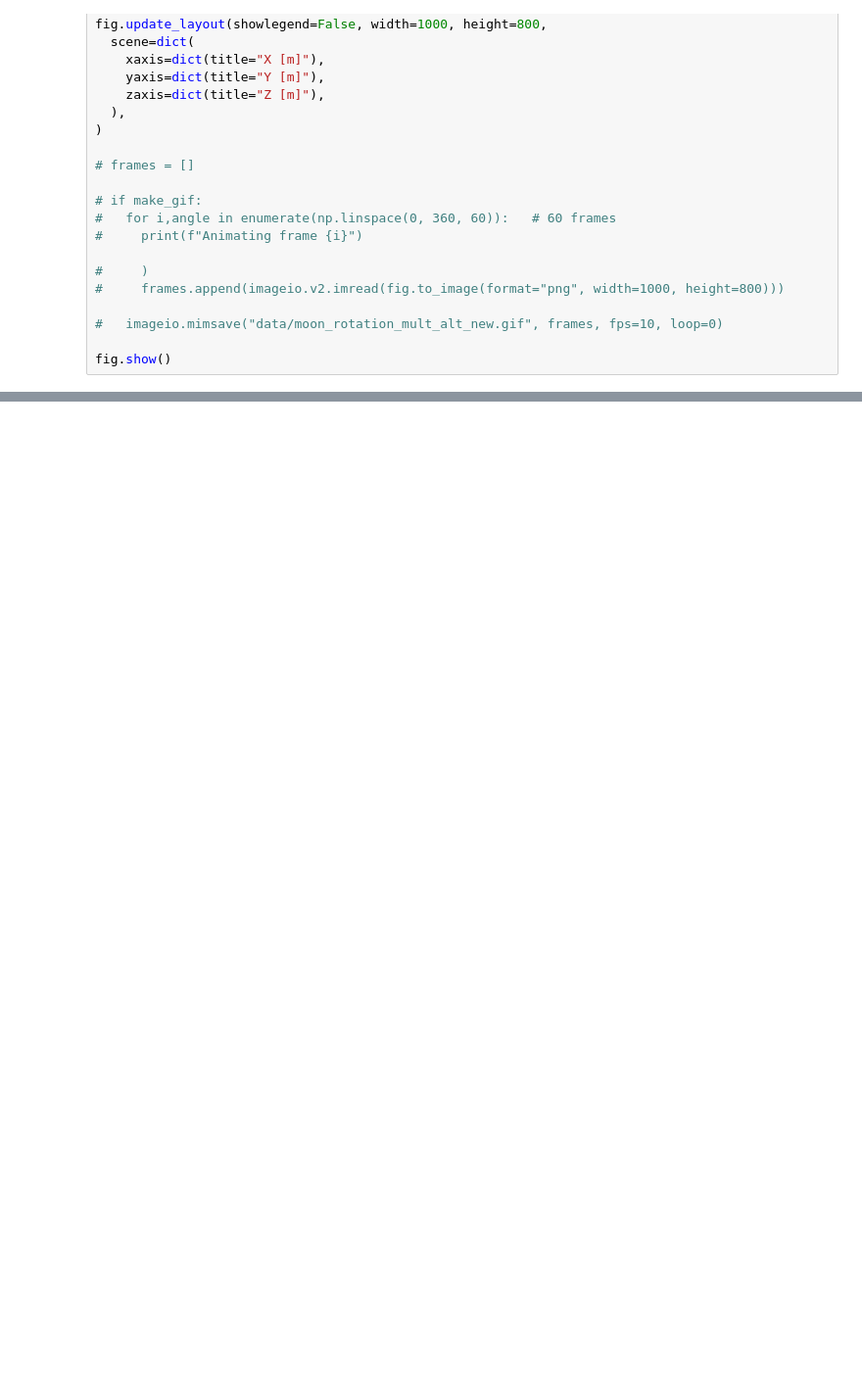
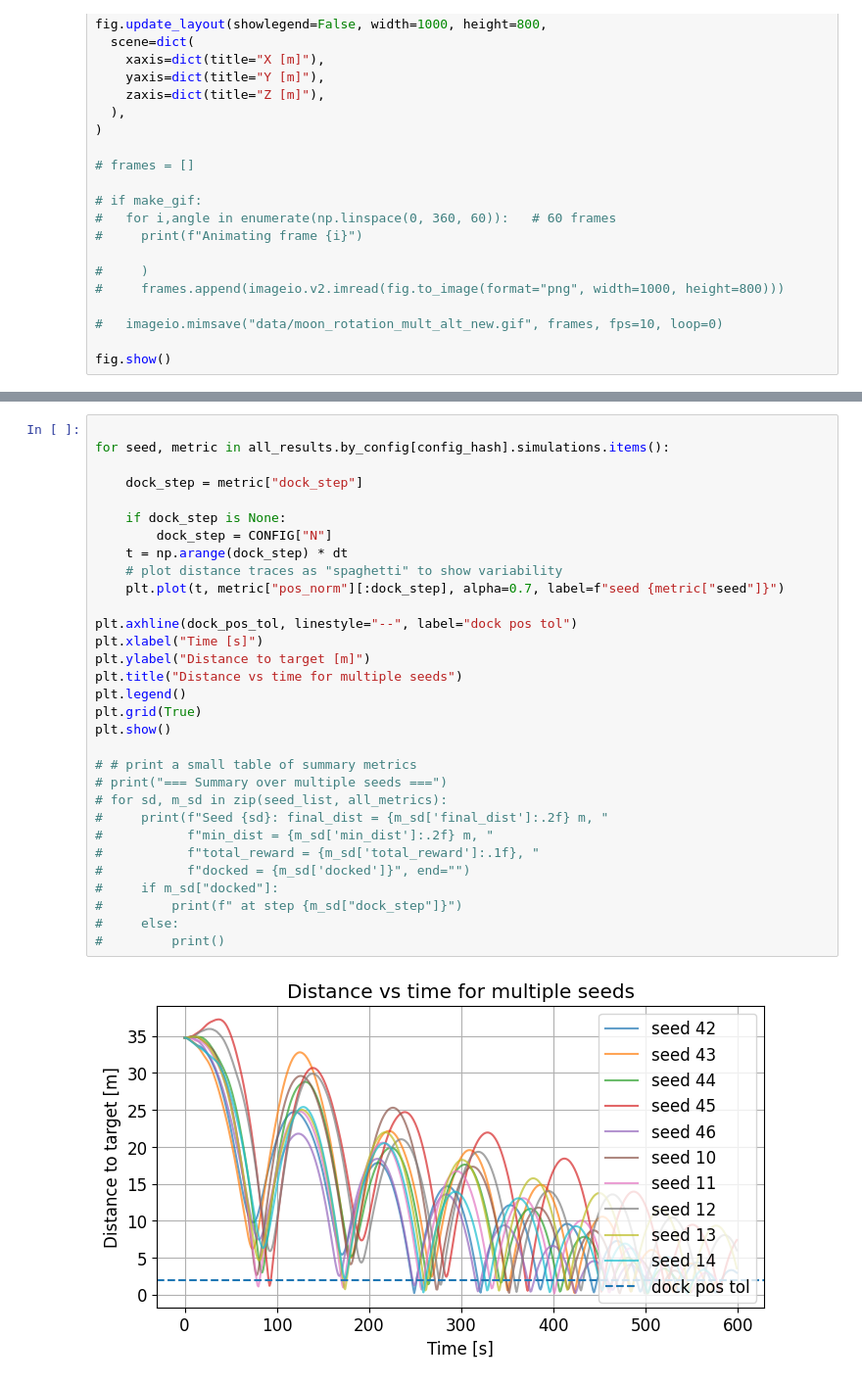
Before and after one commit to colin-skinner/AA228-orbital-rendezvous, a Jupyter notebook: results.ipynb, the cells around one changed output, grey strips where cells are left out. Shown at 98% size. Cells and saved outputs as stored; diff of their text form; blank space fills up the shorter version.

```diff
--- a/results.ipynb
+++ b/results.ipynb
@@ -492,0 +523,33 @@ TypeError: unsupported operand type(s) for -: 'NoneType' and 'int'
+# %%
+
+for seed, metric in all_results.by_config[config_hash].simulations.items():
+
+    dock_step = metric["dock_step"]
+
+    if dock_step is None:
+        dock_step = CONFIG["N"]
+    t = np.arange(dock_step) * dt
+    # plot distance traces as "spaghetti" to show variability
+    plt.plot(t, metric["pos_norm"][:dock_step], alpha=0.7, label=f"seed {metric["seed"]}")
+
+plt.axhline(dock_pos_tol, linestyle="--", label="dock pos tol")
+plt.xlabel("Time [s]")
+plt.ylabel("Distance to target [m]")
+plt.title("Distance vs time for multiple seeds")
+plt.legend()
+plt.grid(True)
+plt.show()
+
+# # print a small table of summary metrics
+# print("=== Summary over multiple seeds ===")
+# for sd, m_sd in zip(seed_list, all_metrics):
+#     print(f"Seed {sd}: final_dist = {m_sd['final_dist']:.2f} m, "
+#           f"min_dist = {m_sd['min_dist']:.2f} m, "
+#           f"total_reward = {m_sd['total_reward']:.1f}, "
+#           f"docked = {m_sd['docked']}", end="")
+#     if m_sd["docked"]:
+#         print(f" at step {m_sd["dock_step"]}")
+#     else:
+#         print()
+# %% [output]
+[figure, added]
```
Also changed, not shown: parts of 19 cells of this notebook, 2 other files.
